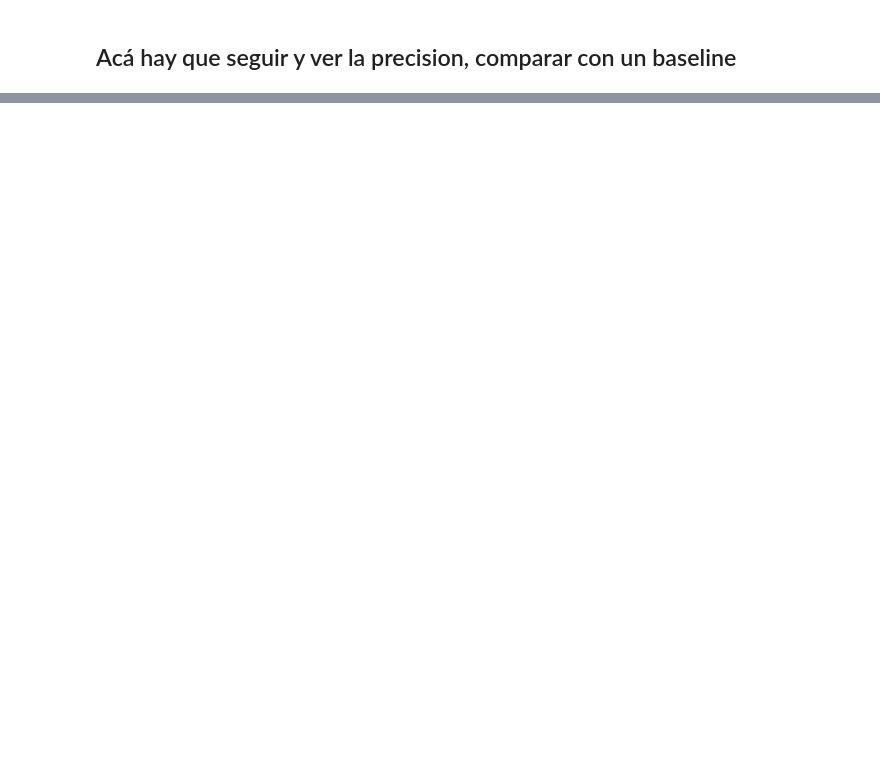
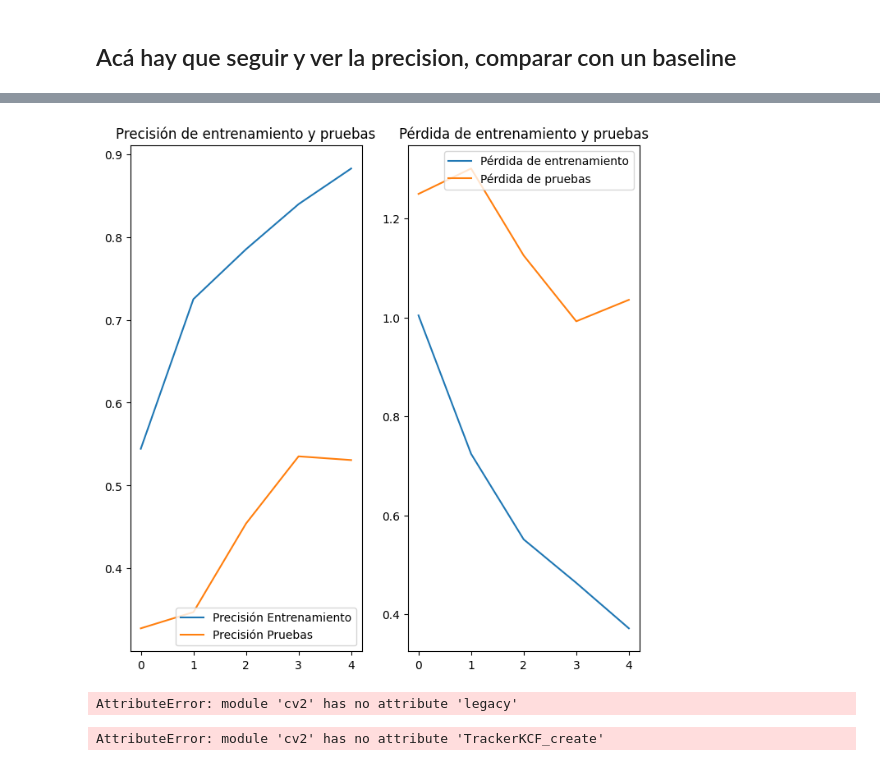
Before and after one commit to Elgrosito/safesight, a Jupyter notebook: model.ipynb, the cells around one changed output, grey strips where cells are left out. Drawn from its saved outputs; the diff is of its cells as text; code cells hidden in the pictures; blank space fills up the shorter version.

Commit message:
ADDED: added more fucntions to model.

```diff
--- a/model.ipynb
+++ b/model.ipynb
@@ -68,0 +52,8 @@ for i, nombreimg in enumerate(imagenes[:25]):
+# %%
+data_gen_test = datagen.flow_from_directory(
+    'raw_data/test_images/train_imgs',
+    target_size=(224, 224),
+    batch_size=32,
+    shuffle=True,
+    subset='validation'
+)
@@ -186,9 +190,15 @@ model.compile(
 )
 # %%
 #Entrenar el modelo
-EPOCHS = 50
+EPOCHS = 5
 
 historial = model.fit(
-    data_gen_entrenamiento, epochs=EPOCHS, batch_size=32,
-    validation_data=data_gen_pruebas
+    data_gen_train, epochs=EPOCHS, batch_size=32,
+    validation_data=data_gen_test
 )
+
+
+#model.fit(data_gen_train,
+#          epochs=EPOCHS,
+#          batch_size=32,
+#          validation_data=data_gen_test)
@@ -194,0 +235,36 @@ historial = model.fit(
+# %%
+acc = historial.history['accuracy']
+val_acc = historial.history['val_accuracy']
+
+loss = historial.history['loss']
+val_loss = historial.history['val_loss']
+
+rango_epocas = range(5)
+
+plt.figure(figsize=(8,8))
+plt.subplot(1,2,1)
+plt.plot(rango_epocas, acc, label='Precisión Entrenamiento')
+plt.plot(rango_epocas, val_acc, label='Precisión Pruebas')
+plt.legend(loc='lower right')
+plt.title('Precisión de entrenamiento y pruebas')
+
+plt.subplot(1,2,2)
+plt.plot(rango_epocas, loss, label='Pérdida de entrenamiento')
+plt.plot(rango_epocas, val_loss, label='Pérdida de pruebas')
+plt.legend(loc='upper right')
+plt.title('Pérdida de entrenamiento y pruebas')
+plt.show()
+# %% [output]
+[figure, added]
+# %%
+trackers = {
+    'csrt' : cv2.legacy.TrackerCSRT_create,  # hight accuracy ,slow
+    'mosse' : cv2.legacy.TrackerMOSSE_create,  # fast, low accuracy
+    'kcf' : cv2.legacy.TrackerKCF_create,   # moderate accuracy and speed
+    'medianflow' : cv2.legacy.TrackerMedianFlow_create,
+    'mil' : cv2.legacy.TrackerMIL_create,
+    'tld' : cv2.legacy.TrackerTLD_create,
+    'boosting' : cv2.legacy.TrackerBoosting_create,
+}
+# %% [output]
+AttributeError: module 'cv2' has no attribute 'legacy'
@@ -194,0 +314,4 @@ historial = model.fit(
+# %%
+process_video(VIDEO, model)
+# %% [output]
+AttributeError: module 'cv2' has no attribute 'TrackerKCF_create'
```
Also changed, not shown: parts of 13 cells of this notebook.
